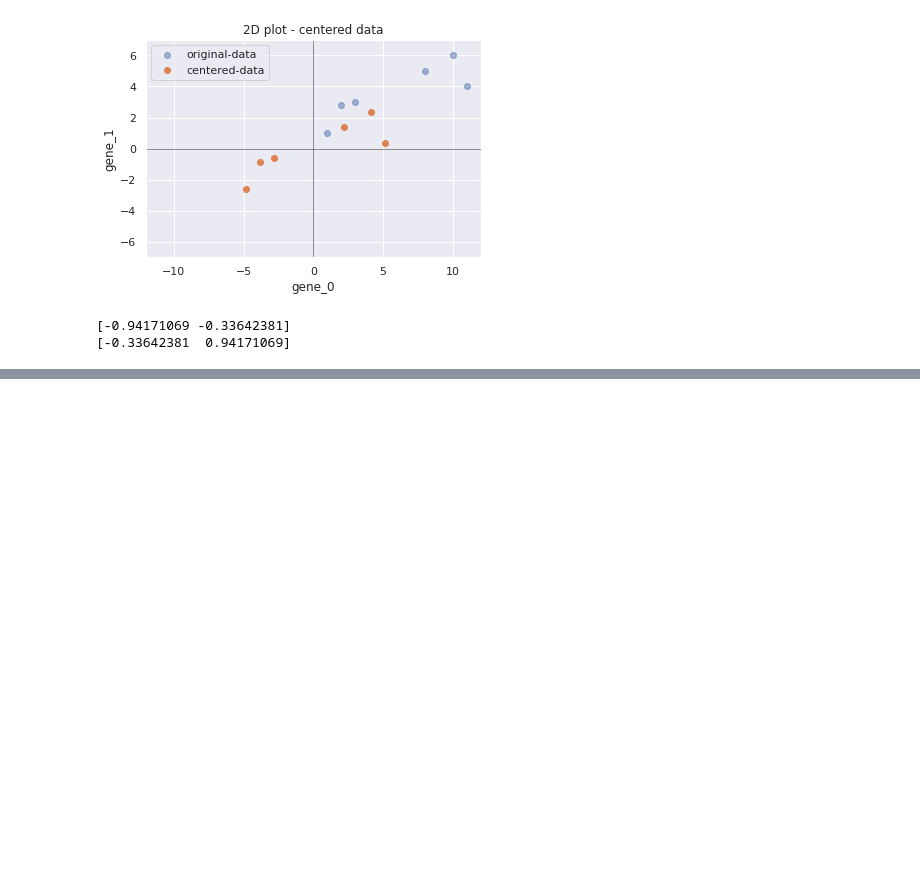
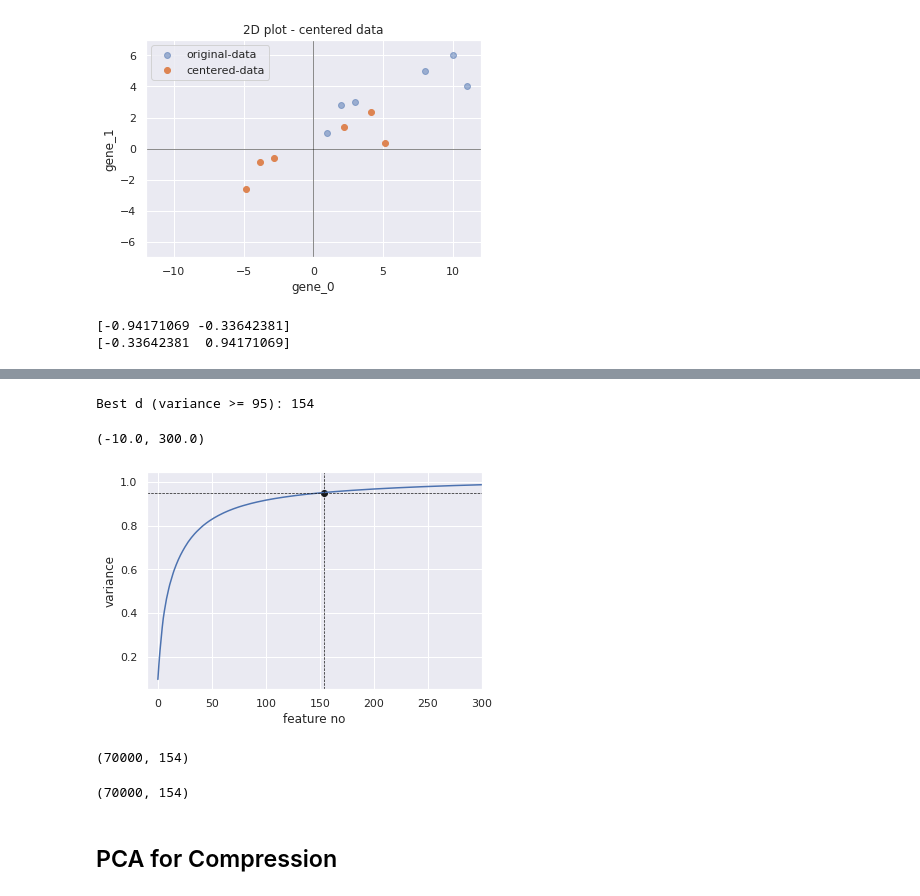
Before and after one commit to mzignis/hands_on_machine_learning, a Jupyter notebook: dimensionality_reduction/pca.ipynb, the cells around one changed output, grey strips where cells are left out. Drawn from its saved outputs; the diff is of its cells as text; code cells hidden in the pictures; blank space fills up the shorter version.

```diff
--- a/dimensionality_reduction/pca.ipynb
+++ b/dimensionality_reduction/pca.ipynb
@@ -101,0 +136,36 @@ Gene 1 percent variation: 0.04
+# %%
+from sklearn.datasets import fetch_openml
+X, y = fetch_openml('mnist_784', version=1, return_X_y=True)
+# %%
+pca = PCA()
+pca.fit(X)
+cumsum = np.cumsum(pca.explained_variance_ratio_)
+best_d = np.argmax(cumsum >= 0.95) + 1
+
+print('Best d (variance >= 95):', best_d)
+
+plt.plot(cumsum)
+plt.scatter(best_d, 0.95, c='k')
+plt.axvline(best_d, c='k', ls='--', lw=0.7)
+plt.axhline(0.95, c='k', ls='--', lw=0.7)
+plt.xlabel('feature no')
+plt.ylabel('variance')
+plt.xlim(-10, 300)
+# %% [output]
+Best d (variance >= 95): 154
+(-10.0, 300.0)
+[figure, added]
+# %%
+pca = PCA(n_components=best_d)
+X_new = pca.fit_transform(X)
+X_new.shape
+# %% [output]
+(70000, 154)
+# %%
+pca = PCA(n_components=0.95)
+X_new = pca.fit_transform(X)
+X_new.shape
+# %% [output]
+(70000, 154)
+# %% [markdown]
+## PCA for Compression
```
Also changed, not shown: parts of 16 cells of this notebook.
